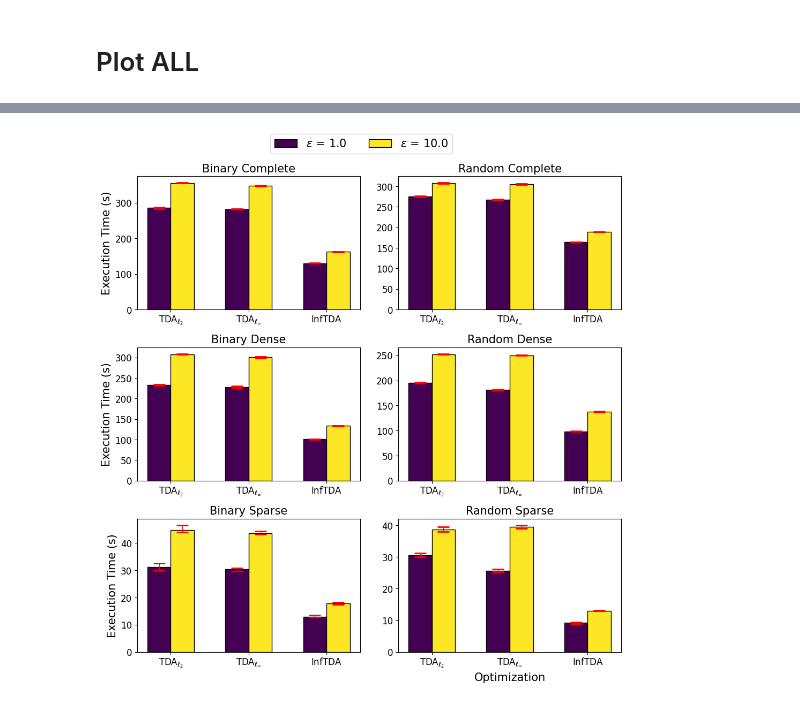
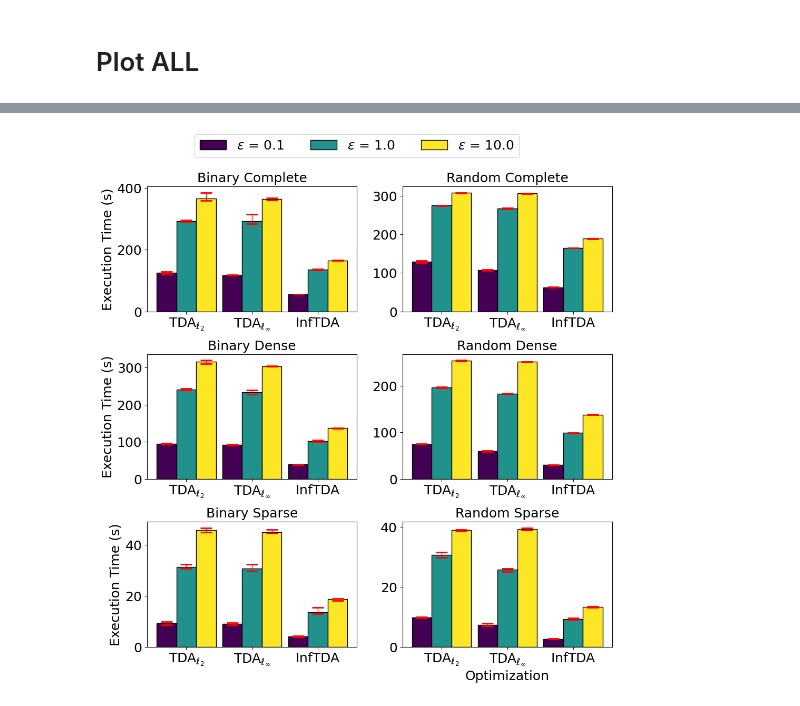
Before and after one commit to aidaLabDEI/TDA_hierarchical, a Jupyter notebook: notebooks/plots_synthetic.ipynb, the cells around one changed output, grey strips where cells are left out. Drawn from its saved outputs; the diff is of its cells as text; code cells hidden in the pictures.

```diff
--- a/notebooks/plots_synthetic.ipynb
+++ b/notebooks/plots_synthetic.ipynb
@@ -11,7 +11,7 @@ branch = "random"  # "fixed" or "random"
 # %%
 # folder to load
 folder_path = f"../results/synthetic_{branch}/{density}"
-filename = "results_1.pickle"
+filename = "results_2.pickle"
 with open(folder_path + "/" + filename, 'rb') as f:
     metrics = pickle.load(f)
 
@@ -136,10 +134,10 @@ def plot_time(execution_times, save_to: str = None, name: str = None, ax=None, l
     # set mechanism name as xticks
     ax.set_xticks(x_ticks_positions, mechanisms)
     # augment font size
-    ax.tick_params(axis='both', which='major', labelsize=12)
+    ax.tick_params(axis='both', which='major', labelsize=18)
 
-    ax.set_ylabel("Execution Time (s)", fontsize=15)
-    ax.set_xlabel("Optimization", fontsize=15)
+    ax.set_ylabel("Execution Time (s)", fontsize=18)
+    ax.set_xlabel("Optimization", fontsize=18)
     # plt.title("Execution Time by Mechanism and Epsilon")
 
     if save_to is not None and name is not None:
@@ -150,7 +148,7 @@ def plot_time(execution_times, save_to: str = None, name: str = None, ax=None, l
         # Adding a legend to ax
         plt.legend()
     if title is not None:
-        ax.set_title(title, fontsize=15)
+        ax.set_title(title, fontsize=18)
     plt.tight_layout()
     if save_to is not None and name is not None:
         plt.savefig(os.path.join(save_to, name) + ".pdf", dpi=300)
@@ -198,7 +196,7 @@ plt.show()
 def load(branch, density):
         # folder to load
     folder_path = f"../results/synthetic_{branch}/{density}"
-    filename = "results_1.pickle"
+    filename = "results_2.pickle"
     with open(folder_path + "/" + filename, 'rb') as f:
         metrics = pickle.load(f)
 
@@ -339,32 +337,32 @@ metrics = load(branch, density)
 time_metric = metrics["TIME"][2:,:,:]
 plot_time(time_metric, ax=axs[1, 1], legend=False, title="Random Dense")
 axs[1, 1].set_xlabel("")
 axs[1, 1].set_ylabel("")
 
 
 branch = "binary"
 density = "sparse"
 metrics = load(branch, density)
 time_metric = metrics["TIME"][2:,:,:]
 plot_time(time_metric, ax=axs[2, 0], legend=False, title="Binary Sparse")
 axs[2, 0].set_xlabel("")
 
 
 branch = "random"
 density = "sparse"
 metrics = load(branch, density)
 time_metric = metrics["TIME"][2:,:,:]
 plot_time(time_metric, ax=axs[2, 1], legend=False, title="Random Sparse")
 axs[2, 1].set_ylabel("")
 axs[2, 0].set_xlabel("")
 
 # Ottieni la legenda esistente dal primo subplot
 handles, labels = axs[0, 0].get_legend_handles_labels()
 
 # Aggiungi la legenda sopra il plot, con 6 colonne
-fig.legend(handles, labels, loc='upper center', bbox_to_anchor=(0.5, 1.05), ncol=2, fontsize=15)
+fig.legend(handles, labels, loc='upper center', bbox_to_anchor=(0.5, 1.07), ncol=3, fontsize=18)
 
 # save also the legend
 fig.savefig("../plots/synthetic_time.pdf", dpi=300,bbox_inches='tight')
 # %% [output]
-[figure, old version]
+[figure, new version]
```
Also changed, not shown: parts of 10 cells of this notebook, 13 other files.
